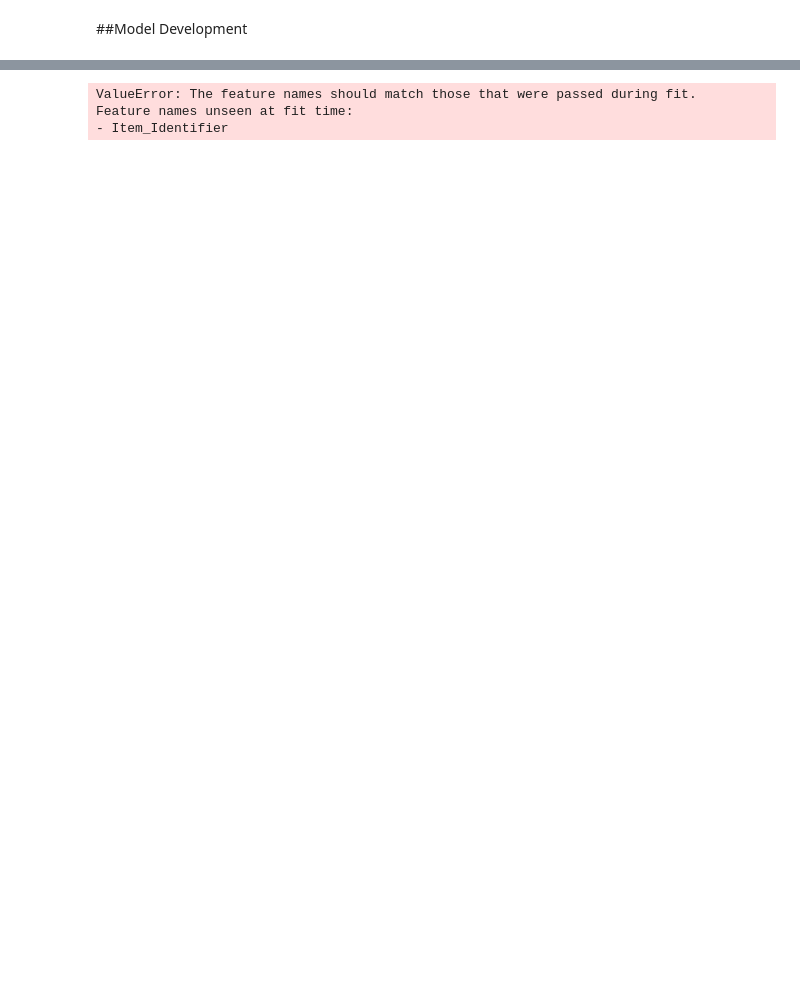
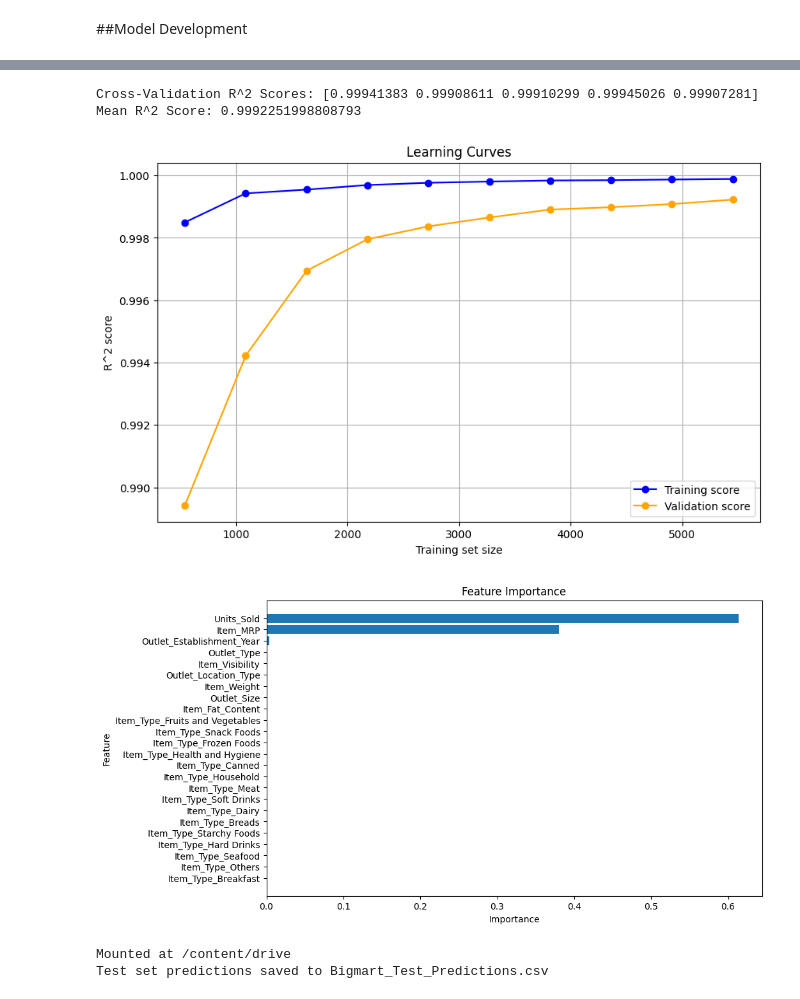
Before and after one commit to AromaDsouza/BigMart_Sales_Prediction, a Jupyter notebook: BigMart_Sales_Prediction.ipynb, the cells around one changed output, grey strips where cells are left out. Saved outputs shown, nothing was run; the diff lists cells and outputs as text; code cells hidden in the pictures; blank space fills up the shorter version.

```diff
--- a/BigMart_Sales_Prediction.ipynb
+++ b/BigMart_Sales_Prediction.ipynb
@@ -1182,16 +1176,53 @@ XGBoost Feature Importances:
+# %%
+#Cross validation
+model = RandomForestRegressor(n_estimators=100, random_state=42)
+cv_scores = cross_val_score(model, X_train, y_train, cv=5, scoring='r2')
+
+print("Cross-Validation R^2 Scores:", cv_scores)
+print("Mean R^2 Score:", np.mean(cv_scores))
+
+#Learning Curve
+train_sizes, train_scores, val_scores = learning_curve(
+    model, X_train, y_train, cv=5, scoring='r2', n_jobs=-1, train_sizes=np.linspace(0.1, 1.0, 10))
+
+train_scores_mean = np.mean(train_scores, axis=1)
+val_scores_mean = np.mean(val_scores, axis=1)
+
+plt.figure(figsize=(10, 6))
+plt.plot(train_sizes, train_scores_mean, 'o-', color='blue', label='Training score')
+plt.plot(train_sizes, val_scores_mean, 'o-', color='orange', label='Validation score')
+plt.title('Learning Curves')
+plt.xlabel('Training set size')
+plt.ylabel('R^2 score')
+plt.legend(loc='best')
+plt.grid()
+plt.show()
+
+#Feature Importance
+model.fit(X_train, y_train)
+feature_importances = model.feature_importances_
+
+feature_importance_df = pd.DataFrame({
+    'Feature': X_train.columns,
+    'Importance': feature_importances
+}).sort_values(by='Importance', ascending=False)
+
+plt.figure(figsize=(10, 6))
+plt.barh(feature_importance_df['Feature'], feature_importance_df['Importance'])
+plt.xlabel('Importance')
+plt.ylabel('Feature')
+plt.title('Feature Importance')
+plt.gca().invert_yaxis()
+plt.show()
+# %% [output]
+Cross-Validation R^2 Scores: [0.99941383 0.99908611 0.99910299 0.99945026 0.99907281]
+Mean R^2 Score: 0.9992251998808793
+[figure, added]
+[figure, added]
 # %%
-test_data_encoded = test_data_encoded[train_data_encoded.drop(columns=['Item_Outlet_Sales']).columns]
-
-X_test_scaled = scaler.transform(test_data_encoded)
-
-print("Decision Tree Regressor Test Performance:")
-y_test_pred_tree = evaluate_model(tree_regressor, X_test_scaled, None)
-
-print("Random Forest Regressor Test Performance:")
-y_test_pred_rf = evaluate_model(best_rf, X_test_scaled, None)
-
-print("XGBoost Regressor Test Performance:")
-y_test_pred_xgb = evaluate_model(best_xgb, X_test_scaled, None)
+y_test_pred_tree = tree_regressor.predict(X_test_scaled)
+y_test_pred_rf = best_rf.predict(X_test_scaled)
+y_test_pred_xgb = best_xgb.predict(X_test_scaled)
 
 test_data_predictions = pd.DataFrame({
     'Item_Identifier': test_identifiers['Item_Identifier'],
@@ -1205,7 +1236,8 @@ from google.colab import drive
 drive.mount('/content/drive')
 
 test_data_predictions.to_csv('/content/drive/MyDrive/Bigmart_Test_Predictions.csv', index = False)
+
+print('Test set predictions saved to Bigmart_Test_Predictions.csv')
 # %% [output]
-ValueError: The feature names should match those that were passed during fit.
-Feature names unseen at fit time:
-- Item_Identifier
+Mounted at /content/drive
+Test set predictions saved to Bigmart_Test_Predictions.csv
```
Also changed, not shown: parts of 14 cells of this notebook.
